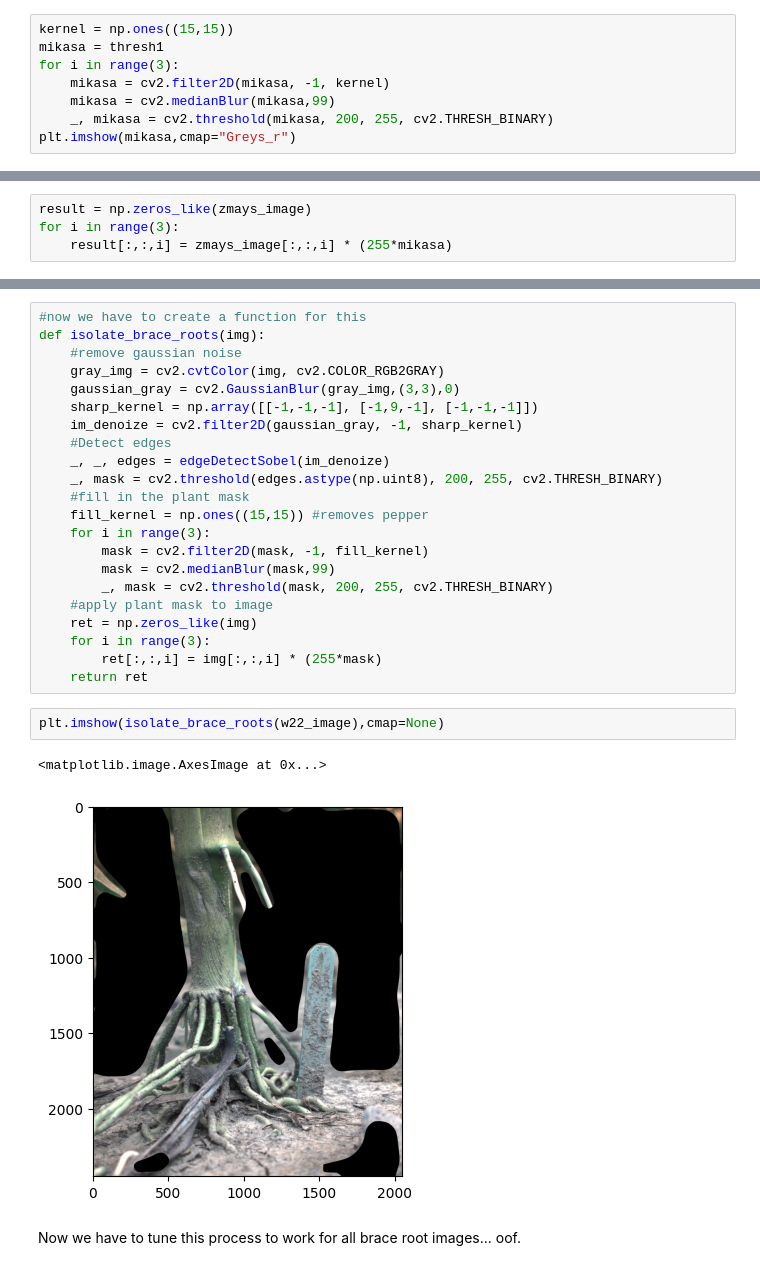
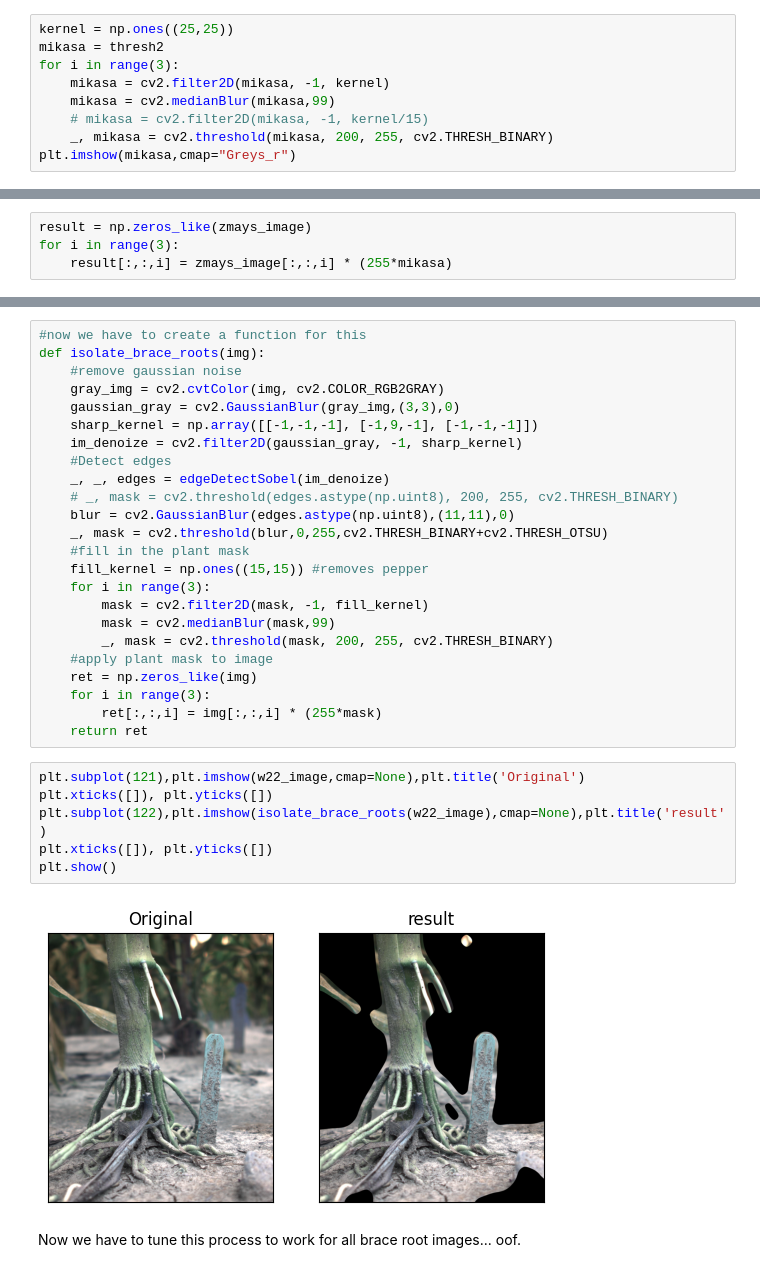
Before and after one commit to KopiousKarp/code_notebooks, a Jupyter notebook: braceroot_plantcv/plantCV_notebook.ipynb, the cells around one changed output, grey strips where cells are left out. Saved outputs shown, nothing was run; the diff lists cells and outputs as text.

```diff
--- a/braceroot_plantcv/plantCV_notebook.ipynb
+++ b/braceroot_plantcv/plantCV_notebook.ipynb
@@ -115,11 +125,12 @@ However, if this image had depth then we could possibly implement a 2nd pair of
 # %% [markdown]
 Quick question... What happens when you convolve this image with the original?
 # %%
-kernel = np.ones((15,15))
-mikasa = thresh1
+kernel = np.ones((25,25))
+mikasa = thresh2
 for i in range(3):
     mikasa = cv2.filter2D(mikasa, -1, kernel)
     mikasa = cv2.medianBlur(mikasa,99)
+    # mikasa = cv2.filter2D(mikasa, -1, kernel/15)
     _, mikasa = cv2.threshold(mikasa, 200, 255, cv2.THRESH_BINARY)
 plt.imshow(mikasa,cmap="Greys_r")
 # %% [output]
@@ -147,7 +158,9 @@ def isolate_brace_roots(img):
     im_denoize = cv2.filter2D(gaussian_gray, -1, sharp_kernel)
     #Detect edges
     _, _, edges = edgeDetectSobel(im_denoize)
-    _, mask = cv2.threshold(edges.astype(np.uint8), 200, 255, cv2.THRESH_BINARY)
+    # _, mask = cv2.threshold(edges.astype(np.uint8), 200, 255, cv2.THRESH_BINARY)
+    blur = cv2.GaussianBlur(edges.astype(np.uint8),(11,11),0)
+    _, mask = cv2.threshold(blur,0,255,cv2.THRESH_BINARY+cv2.THRESH_OTSU)
     #fill in the plant mask
     fill_kernel = np.ones((15,15)) #removes pepper
     for i in range(3):
@@ -159,11 +172,14 @@ def isolate_brace_roots(img):
     for i in range(3):
         ret[:,:,i] = img[:,:,i] * (255*mask)
     return ret
-# %%
-plt.imshow(isolate_brace_roots(w22_image),cmap=None)
-# %% [output]
-<matplotlib.image.AxesImage at 0x...>
-[figure, removed]
+# %%
+plt.subplot(121),plt.imshow(w22_image,cmap=None),plt.title('Original')
+plt.xticks([]), plt.yticks([])
+plt.subplot(122),plt.imshow(isolate_brace_roots(w22_image),cmap=None),plt.title('result')
+plt.xticks([]), plt.yticks([])
+plt.show()
+# %% [output]
+[figure, added]
 # %% [markdown]
 Now we have to tune this process to work for all brace root images... oof.
 # %% [markdown]
```
Also changed, not shown: parts of 8 cells of this notebook, 2 other files.
